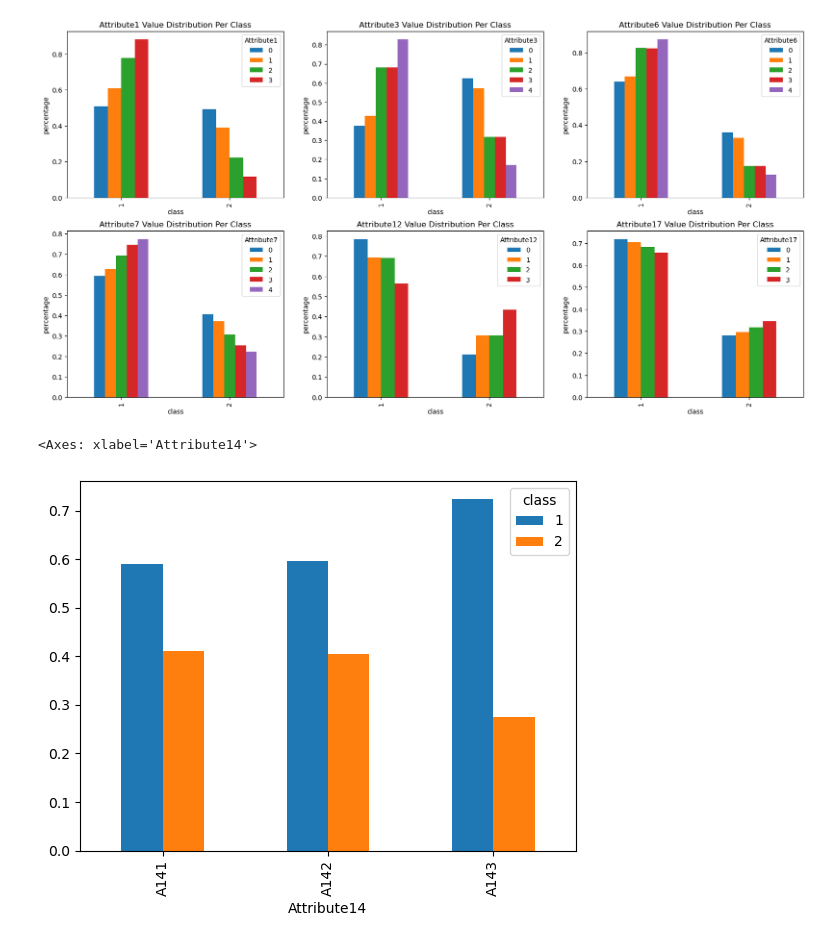
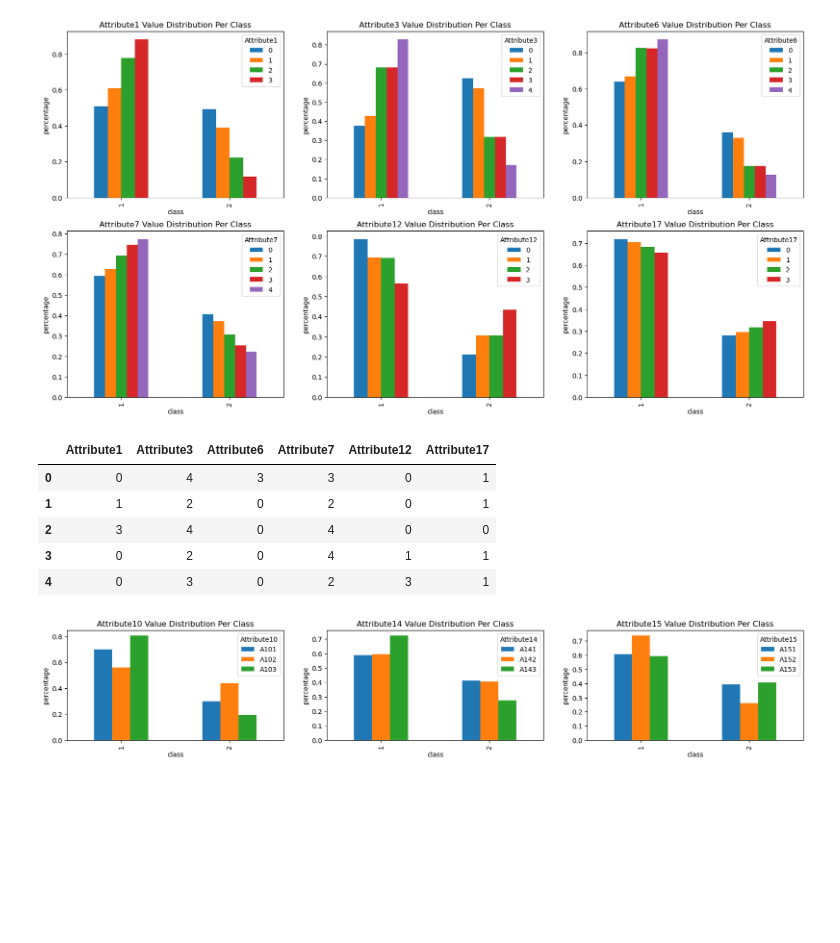
Before and after one commit to Syed-A-Naqvi/machine_learning, a Jupyter notebook: python_machine_learning/classification/k-NN/k-NN-classification.ipynb, the cells around one changed output. Saved outputs shown, nothing was run; the diff lists cells and outputs as text; code cells hidden in the pictures; blank space fills up the shorter version.

```diff
--- a/python_machine_learning/classification/k-NN/k-NN-classification.ipynb
+++ b/python_machine_learning/classification/k-NN/k-NN-classification.ipynb
@@ -164,26 +166,26 @@ for i, a in enumerate(['Attribute1', 'Attribute3', 'Attribute6', 'Attribute7', '
     ax = axes[row,col]
 
     if (a == 'Attribute6'):
-        german_data_X_encodings[a] = german_data_X_encodings[a].replace('A65','temp')
-        german_data_X_encodings[a] = german_data_X_encodings[a].replace('A64','A65')
-        german_data_X_encodings[a] = german_data_X_encodings[a].replace('temp','A64')
+        german_data_X_k_NN[a] = german_data_X_k_NN[a].replace('A65','temp')
+        german_data_X_k_NN[a] = german_data_X_k_NN[a].replace('A64','A65')
+        german_data_X_k_NN[a] = german_data_X_k_NN[a].replace('temp','A64')
 
     elif (a == 'Attribute7'):
-        german_data_X_encodings[a] = german_data_X_encodings[a].replace('A74','temp')
-        german_data_X_encodings[a] = german_data_X_encodings[a].replace('A75','A74')
-        german_data_X_encodings[a] = german_data_X_encodings[a].replace('temp','A75')
-        german_data_X_encodings[a] = german_data_X_encodings[a].replace('A71','temp')
-        german_data_X_encodings[a] = german_data_X_encodings[a].replace('A72','A71')
-        german_data_X_encodings[a] = german_data_X_encodings[a].replace('temp','A72')
+        german_data_X_k_NN[a] = german_data_X_k_NN[a].replace('A74','temp')
+        german_data_X_k_NN[a] = german_data_X_k_NN[a].replace('A75','A74')
+        german_data_X_k_NN[a] = german_data_X_k_NN[a].replace('temp','A75')
+        german_data_X_k_NN[a] = german_data_X_k_NN[a].replace('A71','temp')
+        german_data_X_k_NN[a] = german_data_X_k_NN[a].replace('A72','A71')
+        german_data_X_k_NN[a] = german_data_X_k_NN[a].replace('temp','A72')
 
     elif (a == 'Attribute17'):
-        german_data_X_encodings[a] = german_data_X_encodings[a].replace('A174','A175')
-        german_data_X_encodings[a] = german_data_X_encodings[a].replace('A171','A174')
+        german_data_X_k_NN[a] = german_data_X_k_NN[a].replace('A174','A175')
+        german_data_X_k_NN[a] = german_data_X_k_NN[a].replace('A171','A174')
 
-    german_data_X_encodings[a] = label_encoder.fit_transform(german_data_X_encodings[a])
+    german_data_X_k_NN[a] = label_encoder.fit_transform(german_data_X_k_NN[a])
 
-    grouped = pd.concat([german_data_X_encodings[a],german_data_Y], axis=1).groupby(['class',a]).size()
-    attr_counts = german_data_X_encodings[a].value_counts()
+    grouped = pd.concat([german_data_X_k_NN[a],german_data_Y], axis=1).groupby(['class',a]).size()
+    attr_counts = german_data_X_k_NN[a].value_counts()
     creditworthy_values = grouped.reset_index(name='count')
     creditworthy_values['percent_in_class'] = creditworthy_values.apply(lambda x: x['count']/attr_counts[x[a]], axis=1)
 
@@ -195,12 +197,28 @@ for i, a in enumerate(['Attribute1', 'Attribute3', 'Attribute6', 'Attribute7', '
 plt.show()
 # %% [output]
 [figure]
+# %%
+# ordinal attributes label encoded
+german_data_X_k_NN[['Attribute1', 'Attribute3', 'Attribute6', 'Attribute7', 'Attribute12', 'Attribute17']].head()
+# %% [output]
+|  | Attribute1 | Attribute3 | Attribute6 | Attribute7 | Attribute12 | Attribute17 |
+| 0 | 0 | 4 | 3 | 3 | 0 | 1 |
+| 1 | 1 | 2 | 0 | 2 | 0 | 1 |
+| 2 | 3 | 4 | 0 | 4 | 0 | 0 |
+| 3 | 0 | 2 | 0 | 4 | 1 | 1 |
+| 4 | 0 | 3 | 0 | 2 | 3 | 1 |
 # %%
-grouped = pd.concat([german_data_X_encodings['Attribute14'], german_data_Y], axis=1).groupby(['Attribute14','class']).size()
-attr_counts = german_data_X['Attribute14'].value_counts()
-credit_worthiness = grouped.reset_index(name='count')
-credit_worthiness['percent_in_class'] = credit_worthiness.apply(lambda x: x['count']/attr_counts[x['Attribute14']], axis=1)
-credit_worthiness.pivot(index='Attribute14',columns='class', values='percent_in_class').plot(kind='bar',)
+fig, axes = plt.subplots(1,3,figsize=(20,3))
+
+for i, a in enumerate(['Attribute10', 'Attribute14', 'Attribute15']):
+
+    ax = axes[i]
+
+    grouped = pd.concat([german_data_X_k_NN[a],german_data_Y], axis=1).groupby(['class', a]).size().reset_index(name='count')
+    attr_counts = german_data_X_k_NN[a].value_counts()
+    grouped['percent_in_class'] = grouped.apply(lambda x: x['count']/attr_counts[x[a]], axis=1)
+    grouped.pivot(index='class', columns=a, values='percent_in_class').plot(kind='bar',
+                                                                             title=f"{a} Value Distribution Per Class",
+                                                                             xlabel='class', ylabel="percentage", ax=ax, legend=True)
 # %% [output]
-<Axes: xlabel='Attribute14'>
-[figure, old version]
+[figure, new version]
```
Also changed, not shown: parts of 33 cells of this notebook, 17 other files.
